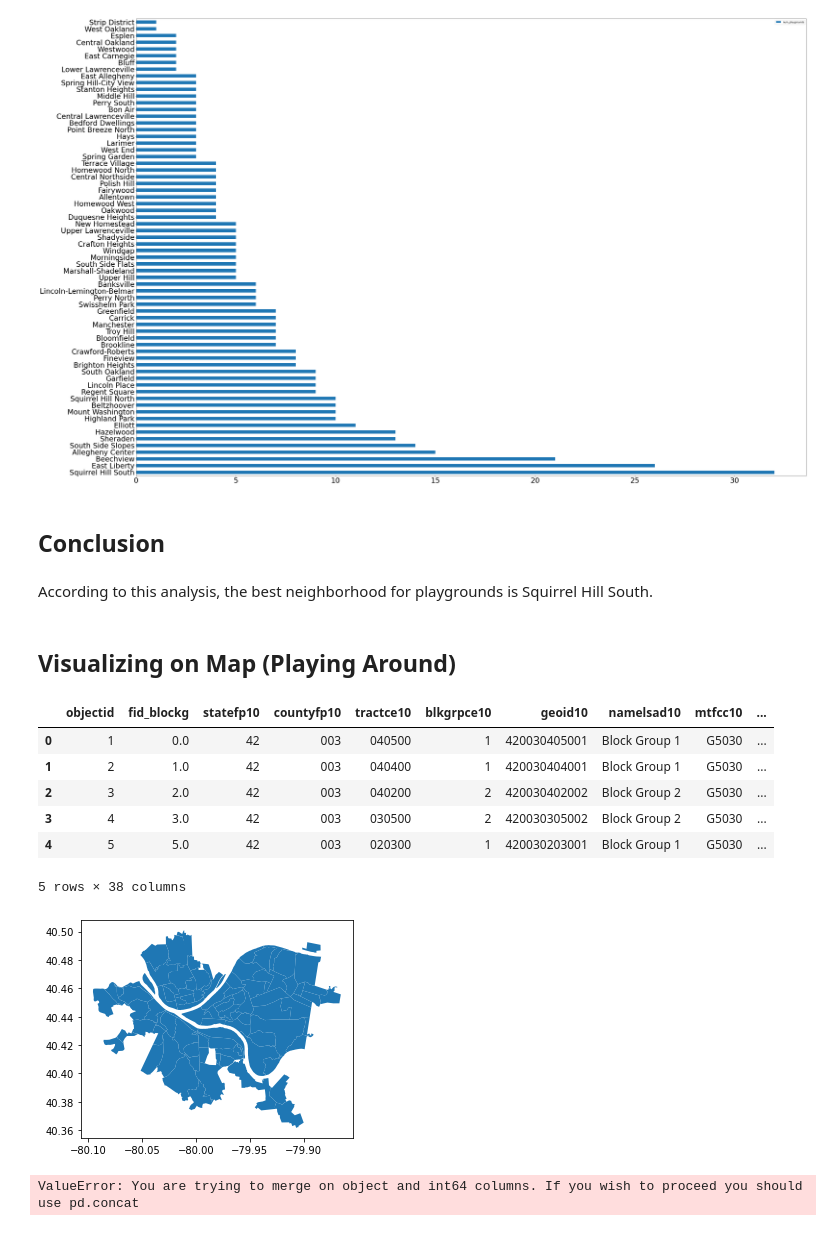
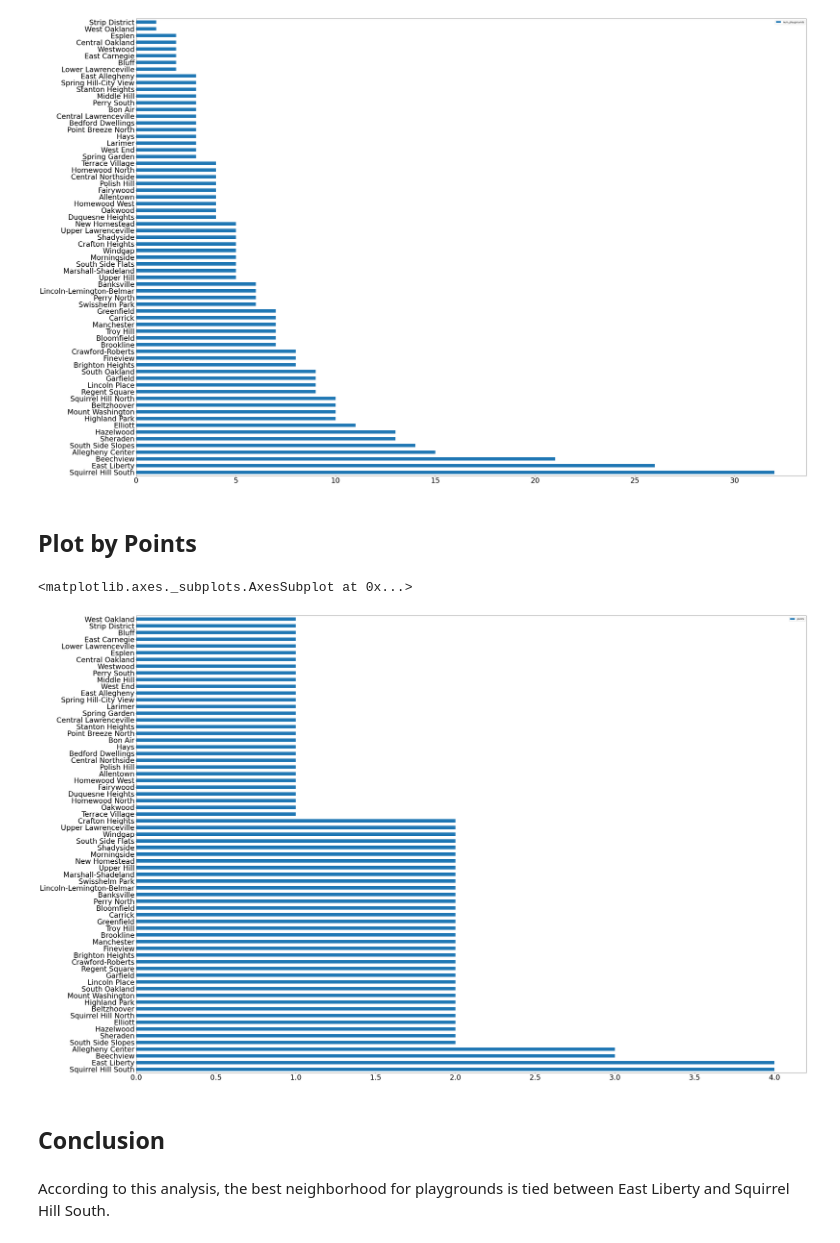
Before and after one commit to BekahJenkins/FinalProject, a Jupyter notebook: JenkinsNotebook.ipynb, the cells around one changed output. Cells and saved outputs as stored; diff of their text form; code cells hidden in the pictures.

```diff
--- a/JenkinsNotebook.ipynb
+++ b/JenkinsNotebook.ipynb
@@ -69,29 +80,14 @@ playgrounds.plot.barh(figsize=(50,35), fontsize=30)
 # %% [output]
 <matplotlib.axes._subplots.AxesSubplot at 0x...>
 [figure]
+# %% [markdown]
+## Plot by Points
+# %%
+playgrounds.plot.barh(y='points', figsize=(50,35), fontsize=30)
+# %% [output]
+<matplotlib.axes._subplots.AxesSubplot at 0x...>
+[figure, added]
 # %% [markdown]
 ## Conclusion
 # %% [markdown]
-According to this analysis, the best neighborhood for playgrounds is Squirrel Hill South.
+According to this analysis, the best neighborhood for playgrounds is tied between East Liberty and Squirrel Hill South.
-# %% [markdown]
-## Visualizing on Map (Playing Around)
-# %%
-neighborhoods = geopandas.read_file("Neighborhoods/Neighborhoods_.shp") # read in the shapefile
-neighborhoods.plot() # plot the geopandas dataframe
-neighborhoods.head()
-# %% [output]
-|  | objectid | fid_blockg | statefp10 | countyfp10 | tractce10 | blkgrpce10 | geoid10 | namelsad10 | mtfcc10 | ... |
-| 0 | 1 | 0.0 | 42 | 003 | 040500 | 1 | 420030405001 | Block Group 1 | G5030 | ... |
-| 1 | 2 | 1.0 | 42 | 003 | 040400 | 1 | 420030404001 | Block Group 1 | G5030 | ... |
-| 2 | 3 | 2.0 | 42 | 003 | 040200 | 2 | 420030402002 | Block Group 2 | G5030 | ... |
-| 3 | 4 | 3.0 | 42 | 003 | 030500 | 2 | 420030305002 | Block Group 2 | G5030 | ... |
-| 4 | 5 | 5.0 | 42 | 003 | 020300 | 1 | 420030203001 | Block Group 1 | G5030 | ... |
-5 rows × 38 columns
-[figure, removed]
-# %%
-# do the merge
-playgrounds_map = neighborhoods.merge(playgrounds, how='left', left_on='hood', right_on='num_playgrounds')
-# look at the head to confirm it merged correctly
-playgrounds_map[['hood','num_playgrounds','geometry']].head()
-# %% [output]
-ValueError: You are trying to merge on object and int64 columns. If you wish to proceed you should use pd.concat
```
Also changed, not shown: parts of 3 cells of this notebook.
